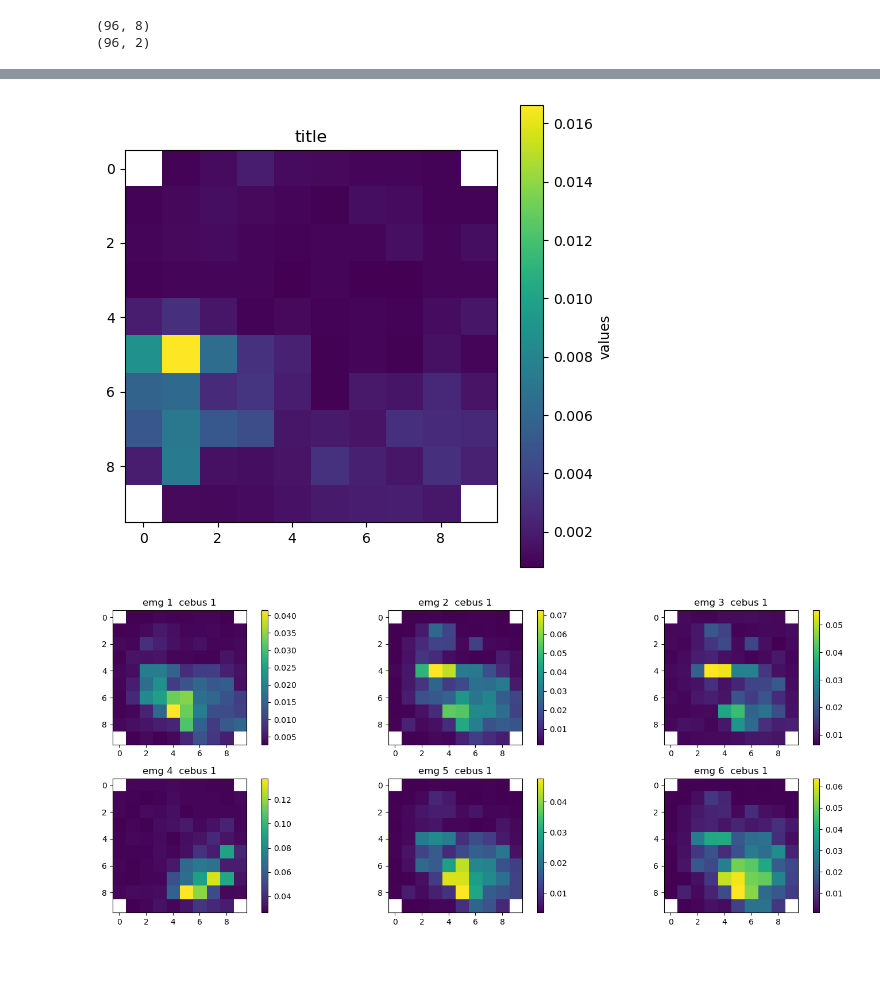
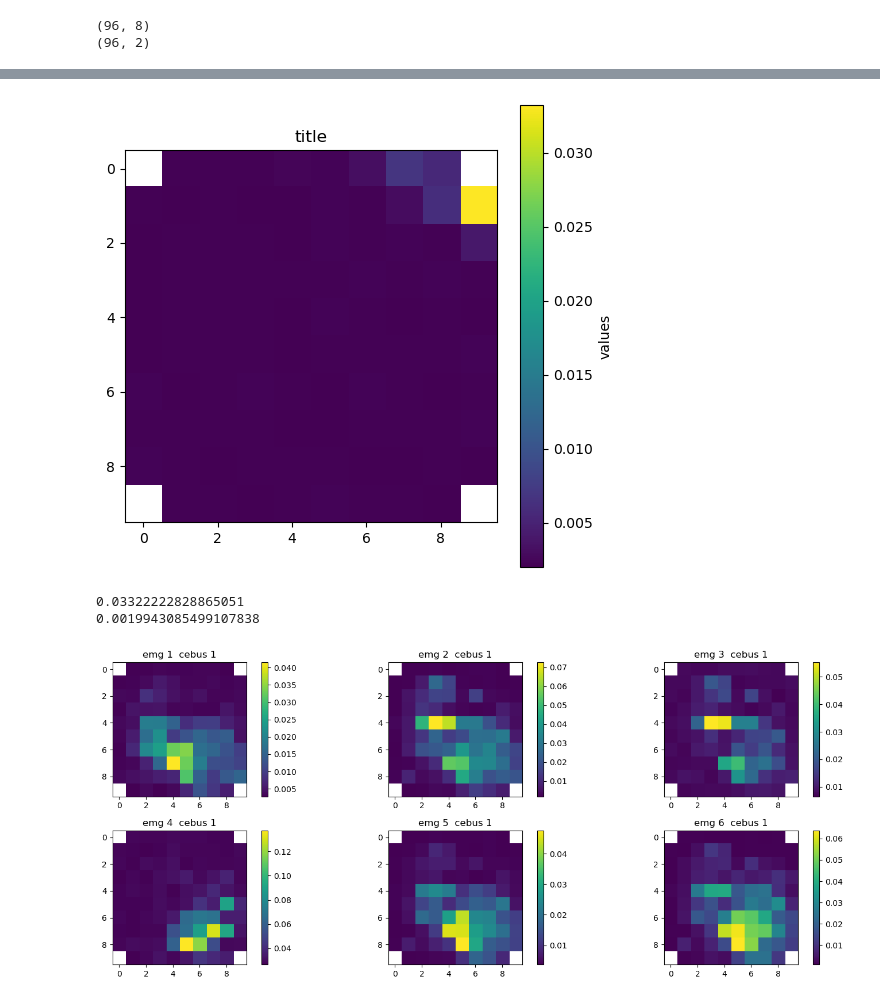
Before and after one commit to theodore2leusse/NNonlineGP, a Jupyter notebook: MapVisialization.ipynb, the cells around one changed output, grey strips where cells are left out. Drawn from its saved outputs; the diff is of its cells as text; code cells hidden in the pictures; blank space fills up the shorter version.

```diff
--- a/MapVisialization.ipynb
+++ b/MapVisialization.ipynb
@@ -63,12 +63,18 @@ print(map_emg)
    0.00212909 0.00132442 0.00126511        nan]]]
 # %%
 plt.figure(figsize=(6, 6))
-plt.imshow(map_emg[0], cmap='viridis', vmin=np.nanmin(map_emg[0]), vmax=np.nanmax(map_emg[0]))
+plt.imshow(map_emg[2], cmap='viridis', vmin=np.nanmin(map_emg[2]), vmax=np.nanmax(map_emg[2]))
 plt.colorbar(label="values")
 plt.title("title")
 plt.show()
 # %% [output]
-[figure, old version]
+[figure, new version]
+# %%
+print(np.nanmax(map_emg[2]))
+print(np.nanmin(map_emg[2]))
+# %% [output]
+0.03322222828865051
+0.0019943085499107838
 # %%
 fig, axes = plt.subplots(2, 6, figsize=(15, 6))
 
```
Also changed, not shown: parts of 2 cells of this notebook, 2 other files.
